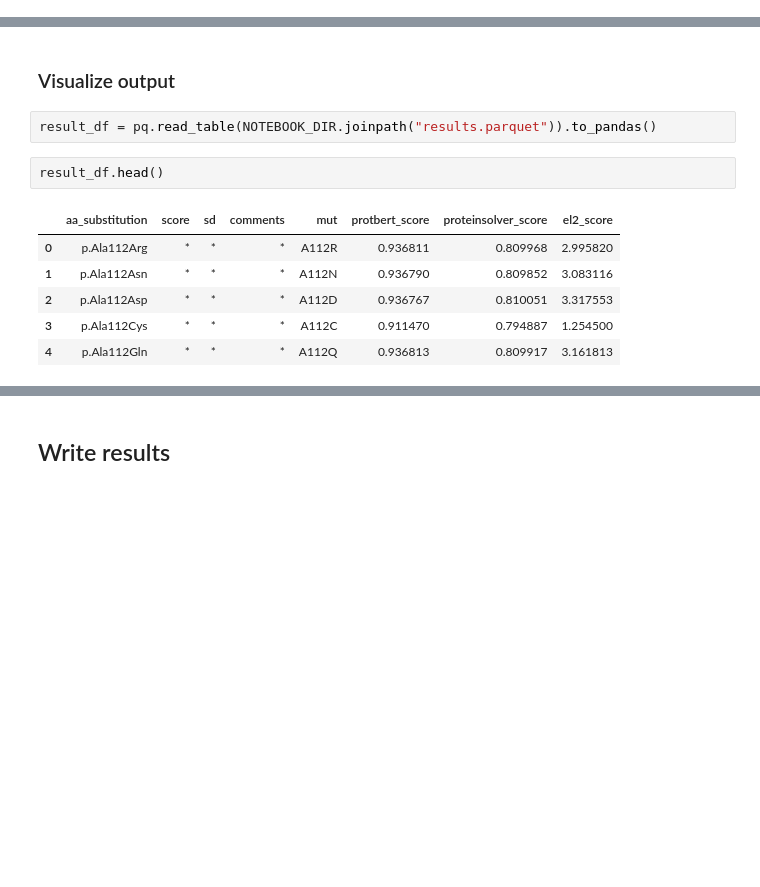
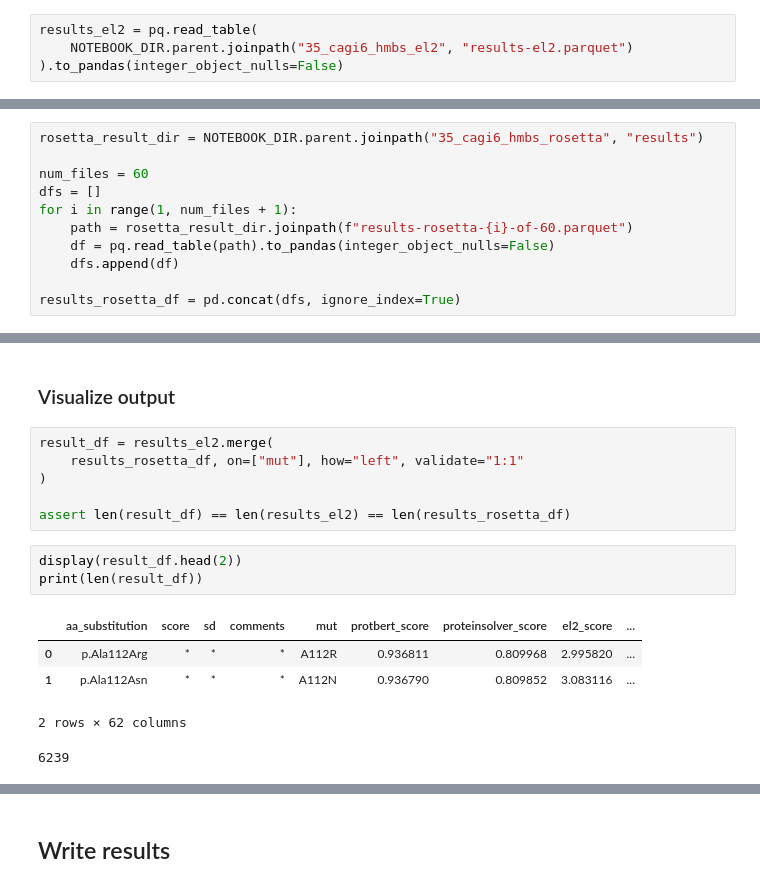
Before and after one commit to elaspic/cagi6-submission, a Jupyter notebook: notebooks/39_cagi6_hmbs_submission.ipynb, the cells around one changed output, grey strips where cells are left out. Drawn from its saved outputs; the diff is of its cells as text; blank space fills up the shorter version.

```diff
--- a/notebooks/39_cagi6_hmbs_submission.ipynb
+++ b/notebooks/39_cagi6_hmbs_submission.ipynb
@@ -200,0 +168,4 @@ pq.write_table(
+# %%
+results_el2 = pq.read_table(
+    NOTEBOOK_DIR.parent.joinpath("35_cagi6_hmbs_el2", "results-el2.parquet")
+).to_pandas(integer_object_nulls=False)
@@ -200,0 +182,11 @@ pq.write_table(
+# %%
+rosetta_result_dir = NOTEBOOK_DIR.parent.joinpath("35_cagi6_hmbs_rosetta", "results")
+
+num_files = 60
+dfs = []
+for i in range(1, num_files + 1):
+    path = rosetta_result_dir.joinpath(f"results-rosetta-{i}-of-60.parquet")
+    df = pq.read_table(path).to_pandas(integer_object_nulls=False)
+    dfs.append(df)
+
+results_rosetta_df = pd.concat(dfs, ignore_index=True)
@@ -201,13 +202,17 @@ pq.write_table(
 # %% [markdown]
 ### Visualize output
 # %%
-result_df = pq.read_table(NOTEBOOK_DIR.joinpath("results.parquet")).to_pandas()
+result_df = results_el2.merge(
+    results_rosetta_df, on=["mut"], how="left", validate="1:1"
+)
+
+assert len(result_df) == len(results_el2) == len(results_rosetta_df)
 # %%
-result_df.head()
+display(result_df.head(2))
+print(len(result_df))
 # %% [output]
-|  | aa_substitution | score | sd | comments | mut | protbert_score | proteinsolver_score | el2_score |
-| 0 | p.Ala112Arg | * | * | * | A112R | 0.936811 | 0.809968 | 2.995820 |
-| 1 | p.Ala112Asn | * | * | * | A112N | 0.936790 | 0.809852 | 3.083116 |
-| 2 | p.Ala112Asp | * | * | * | A112D | 0.936767 | 0.810051 | 3.317553 |
-| 3 | p.Ala112Cys | * | * | * | A112C | 0.911470 | 0.794887 | 1.254500 |
-| 4 | p.Ala112Gln | * | * | * | A112Q | 0.936813 | 0.809917 | 3.161813 |
+|  | aa_substitution | score | sd | comments | mut | protbert_score | proteinsolver_score | el2_score | ... |
+| 0 | p.Ala112Arg | * | * | * | A112R | 0.936811 | 0.809968 | 2.995820 | ... |
+| 1 | p.Ala112Asn | * | * | * | A112N | 0.936790 | 0.809852 | 3.083116 | ... |
+2 rows × 62 columns
+6239
```
Also changed, not shown: parts of 27 cells of this notebook.
